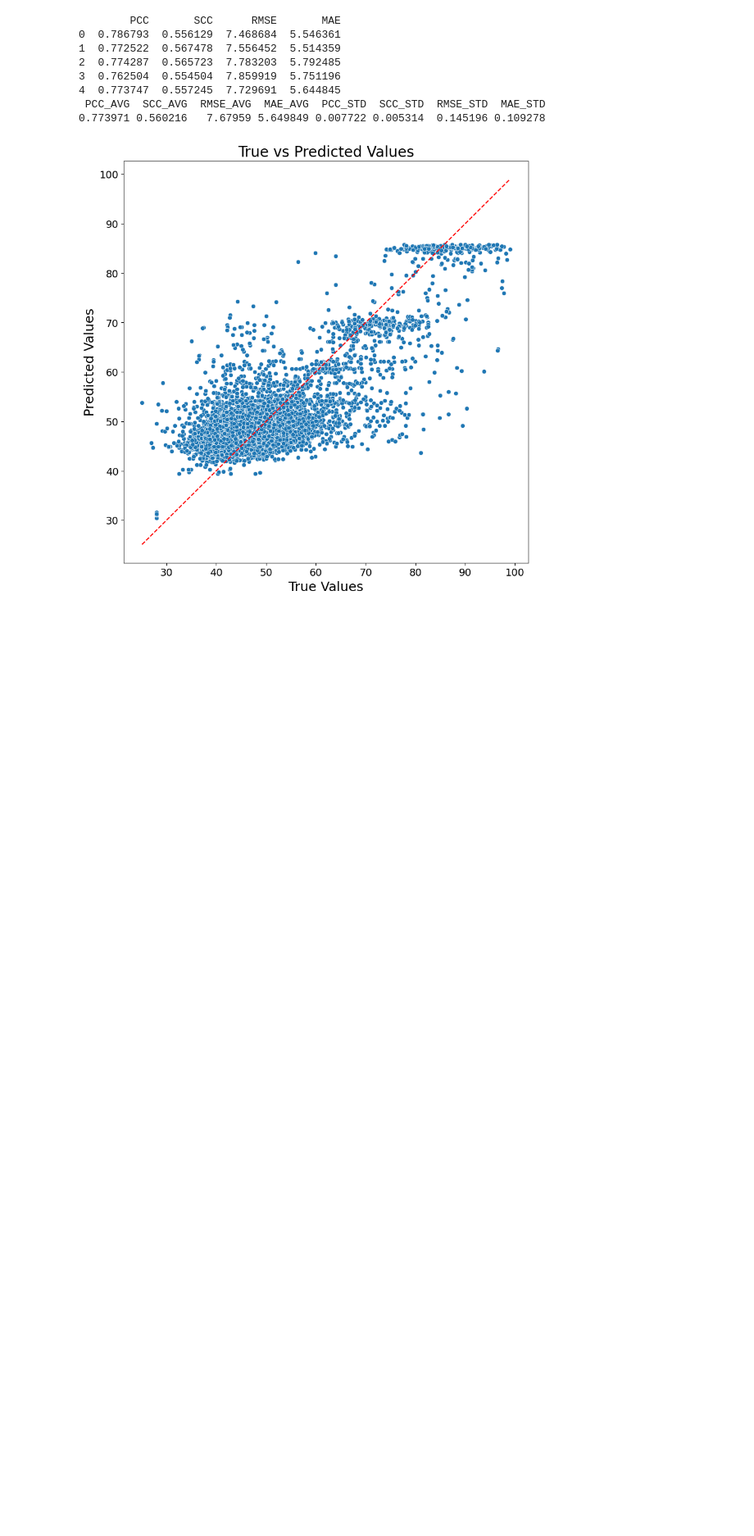
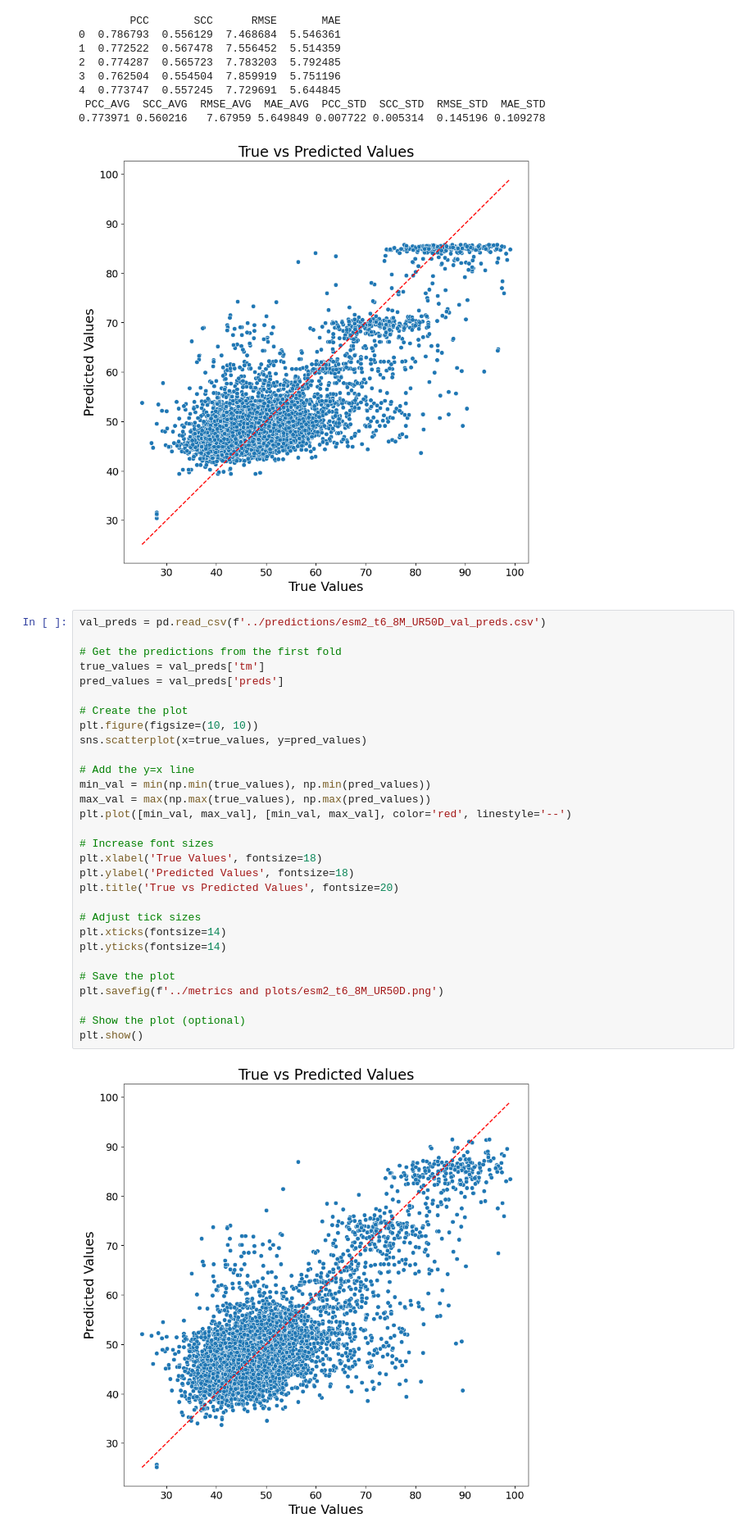
Before and after one commit to CS-433/ml-project-2-orlovietf, a Jupyter notebook: models/evaluate_models.ipynb, the cells around one changed output. Shown at 82% size. Saved outputs shown, nothing was run; the diff lists cells and outputs as text; blank space fills up the shorter version.

```diff
--- a/models/evaluate_models.ipynb
+++ b/models/evaluate_models.ipynb
@@ -148,3 +148,35 @@ plot_and_save("esm")
  PCC_AVG  SCC_AVG  RMSE_AVG  MAE_AVG  PCC_STD  SCC_STD  RMSE_STD  MAE_STD
 0.773971 0.560216   7.67959 5.649849 0.007722 0.005314  0.145196 0.109278
 [figure]
+# %%
+val_preds = pd.read_csv(f'../predictions/esm2_t6_8M_UR50D_val_preds.csv')
+
+# Get the predictions from the first fold
+true_values = val_preds['tm']
+pred_values = val_preds['preds']
+
+# Create the plot
+plt.figure(figsize=(10, 10))
+sns.scatterplot(x=true_values, y=pred_values)
+
+# Add the y=x line
+min_val = min(np.min(true_values), np.min(pred_values))
+max_val = max(np.max(true_values), np.max(pred_values))
+plt.plot([min_val, max_val], [min_val, max_val], color='red', linestyle='--')
+
+# Increase font sizes
+plt.xlabel('True Values', fontsize=18)
+plt.ylabel('Predicted Values', fontsize=18)
+plt.title('True vs Predicted Values', fontsize=20)
+
+# Adjust tick sizes
+plt.xticks(fontsize=14)
+plt.yticks(fontsize=14)
+
+# Save the plot
+plt.savefig(f'../metrics and plots/esm2_t6_8M_UR50D.png')
+
+# Show the plot (optional)
+plt.show()
+# %% [output]
+[figure, added]
```
Also changed, not shown: 7 other files.
